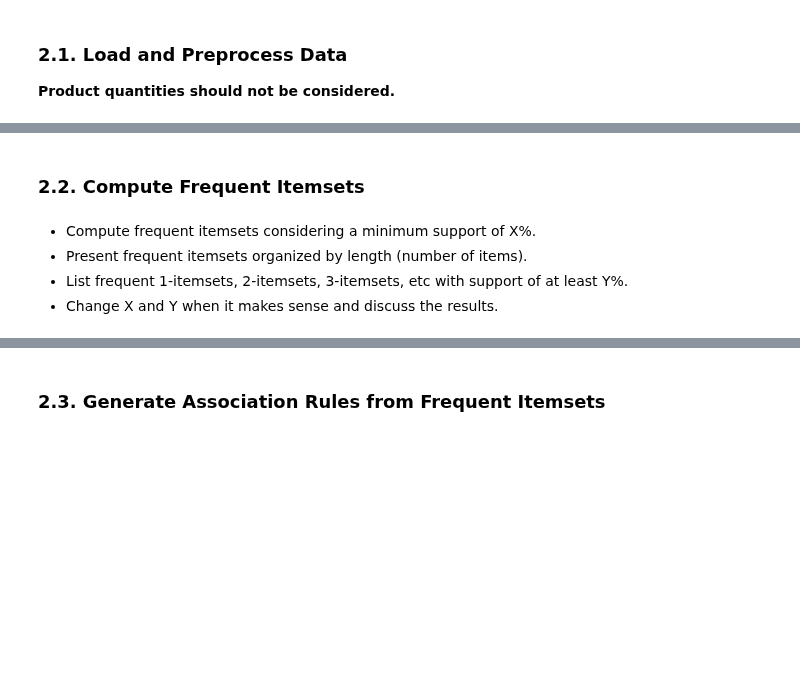
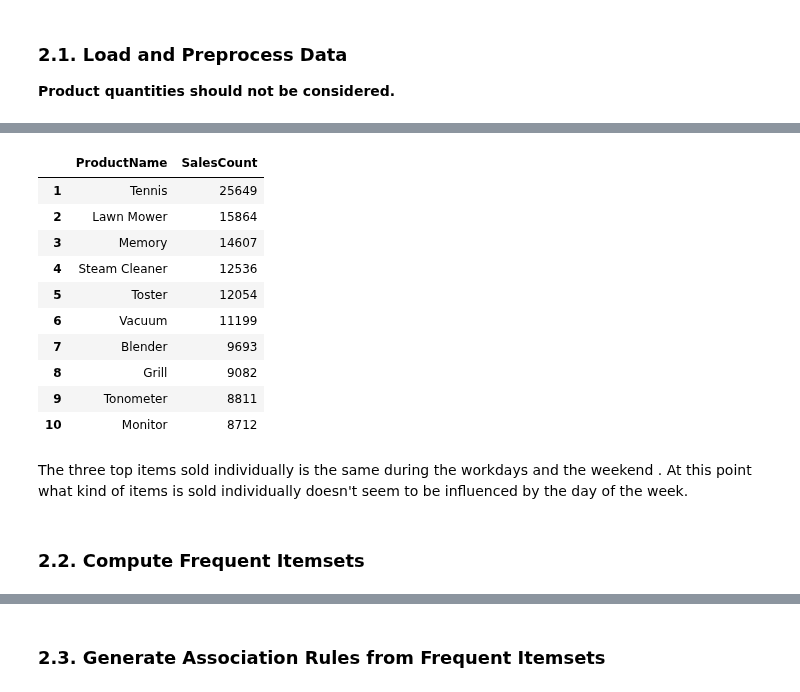
Before and after one commit to flpsantos3/PD_01, a Jupyter notebook: PD_202021_P1.ipynb, the cells around one changed output, grey strips where cells are left out. Saved outputs shown, nothing was run; the diff lists cells and outputs as text; code cells hidden in the pictures; blank space fills up the shorter version.

```diff
--- a/PD_202021_P1.ipynb
+++ b/PD_202021_P1.ipynb
@@ -532,7 +600,18 @@ In this part of the project you should analyse the consumption patterns during t
+# %%
+most_sold_we.head(10)
+# %% [output]
+|  | ProductName | SalesCount |
+| 1 | Tennis | 25649 |
+| 2 | Lawn Mower | 15864 |
+| 3 | Memory | 14607 |
+| 4 | Steam Cleaner | 12536 |
+| 5 | Toster | 12054 |
+| 6 | Vacuum | 11199 |
+| 7 | Blender | 9693 |
+| 8 | Grill | 9082 |
+| 9 | Tonometer | 8811 |
+| 10 | Monitor | 8712 |
+# %% [markdown]
+The three top items sold individually is the same during the workdays and the weekend . At this point what kind of items is sold individually doesn't seem to be influenced by the day of the week.
 # %% [markdown]
 ### 2.2. Compute Frequent Itemsets
-# %% [markdown]
-* Compute frequent itemsets considering a minimum support of X%.
-* Present frequent itemsets organized by length (number of items).
-* List frequent 1-itemsets, 2-itemsets, 3-itemsets, etc with support of at least Y%.
-* Change X and Y when it makes sense and discuss the results.
```
Also changed, not shown: parts of 41 cells of this notebook.
